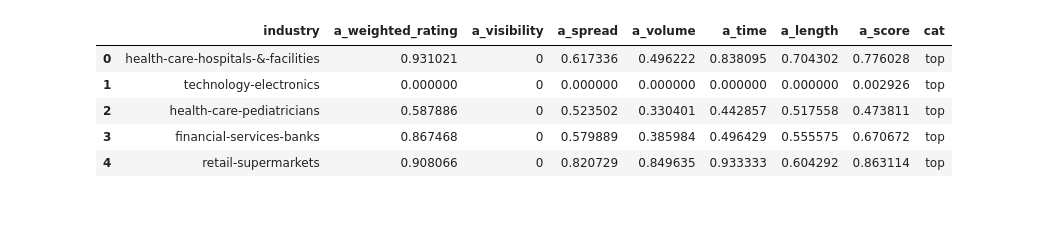
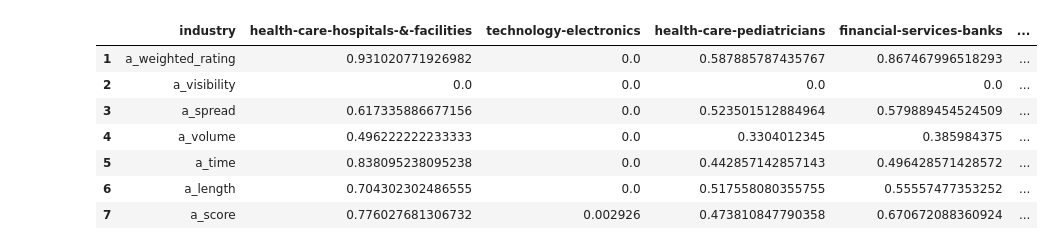
Before and after one commit to ZiyiZhao/Reputation_Intern_Project, a Jupyter notebook: top_avgs_data.ipynb, the cells around one changed output. Saved outputs shown, nothing was run; the diff lists cells and outputs as text; code cells hidden in the pictures; blank space fills up the shorter version.

```diff
--- a/top_avgs_data.ipynb
+++ b/top_avgs_data.ipynb
@@ -1,16 +1,26 @@
 # %%
 import pandas as pd
 import seaborn as sns
 %matplotlib inline
 
-top10_data = pd.read_csv('top_avgs.csv')
-top10_data['cat'] = "top"
-top10_data.head()
+pd.options.display.max_columns = 70
+pd.options.display.max_rows = 20
+
+top10_data = pd.read_csv('top_avgs.csv', header = None)
+top10_data = top10_data.transpose()
+
+top10_data.columns = top10_data.iloc[0] # set column header
+top10_data = top10_data.drop(0) # drop duplicated row
+top10_data['cat'] = "top" # create colum
+
+top10_data
 # %% [output]
-|  | industry | a_weighted_rating | a_visibility | a_spread | a_volume | a_time | a_length | a_score | cat |
-| 0 | health-care-hospitals-&-facilities | 0.931021 | 0 | 0.617336 | 0.496222 | 0.838095 | 0.704302 | 0.776028 | top |
-| 1 | technology-electronics | 0.000000 | 0 | 0.000000 | 0.000000 | 0.000000 | 0.000000 | 0.002926 | top |
-| 2 | health-care-pediatricians | 0.587886 | 0 | 0.523502 | 0.330401 | 0.442857 | 0.517558 | 0.473811 | top |
-| 3 | financial-services-banks | 0.867468 | 0 | 0.579889 | 0.385984 | 0.496429 | 0.555575 | 0.670672 | top |
-| 4 | retail-supermarkets | 0.908066 | 0 | 0.820729 | 0.849635 | 0.933333 | 0.604292 | 0.863114 | top |
+|  | industry | health-care-hospitals-&-facilities | technology-electronics | health-care-pediatricians | financial-services-banks | ... |
+| 1 | a_weighted_rating | 0.931020771926982 | 0.0 | 0.587885787435767 | 0.867467996518293 | ... |
+| 2 | a_visibility | 0.0 | 0.0 | 0.0 | 0.0 | ... |
+| 3 | a_spread | 0.617335886677156 | 0.0 | 0.523501512884964 | 0.579889454524509 | ... |
+| 4 | a_volume | 0.496222222233333 | 0.0 | 0.3304012345 | 0.385984375 | ... |
+| 5 | a_time | 0.838095238095238 | 0.0 | 0.442857142857143 | 0.496428571428572 | ... |
+| 6 | a_length | 0.704302302486555 | 0.0 | 0.517558080355755 | 0.55557477353252 | ... |
+| 7 | a_score | 0.776027681306732 | 0.002926 | 0.473810847790358 | 0.670672088360924 | ... |
 # %%
```
Also changed, not shown: parts of 4 cells of this notebook.
